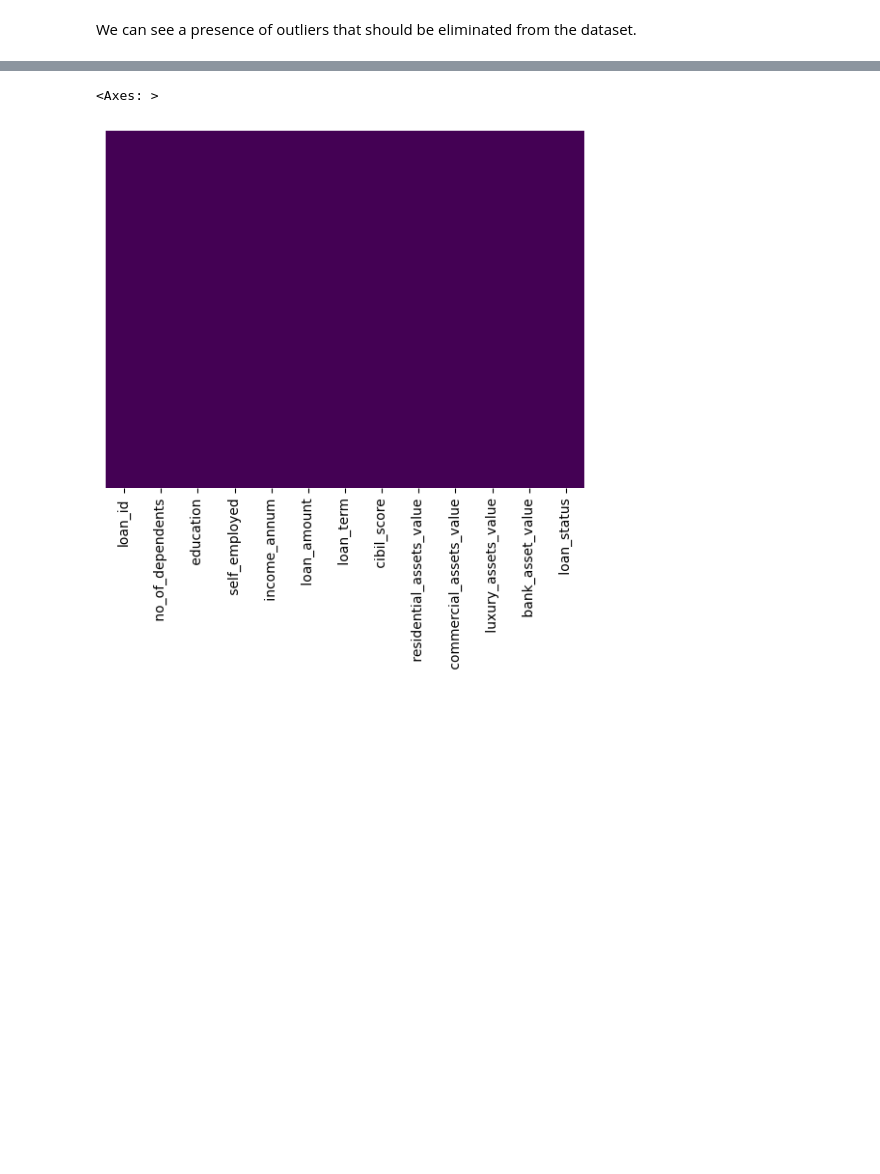
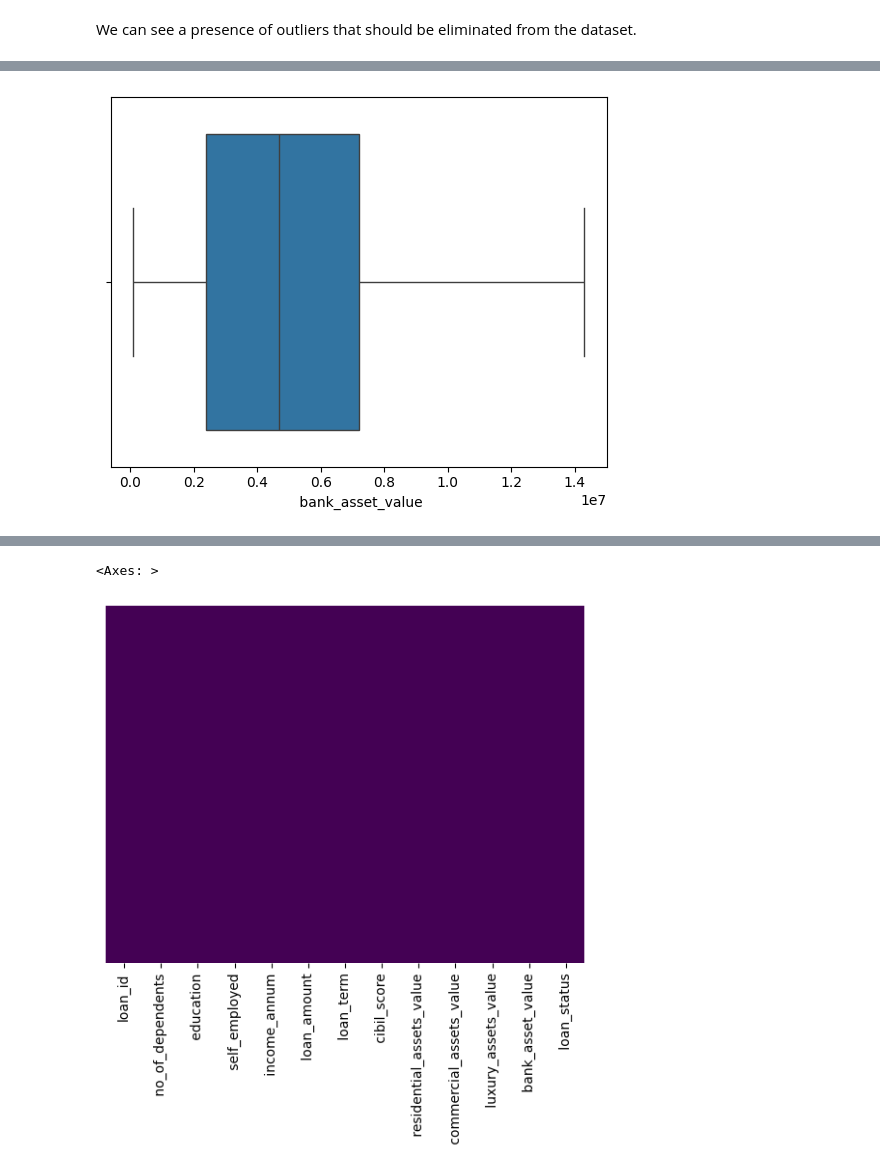
Before and after one commit to Wissal-m/Bank-Loan-Approval-Prediction, a Jupyter notebook: Bank_Loan_Approval_Prediction.ipynb, the cells around one changed output, grey strips where cells are left out. Saved outputs shown, nothing was run; the diff lists cells and outputs as text; code cells hidden in the pictures; blank space fills up the shorter version.

```diff
--- a/Bank_Loan_Approval_Prediction.ipynb
+++ b/Bank_Loan_Approval_Prediction.ipynb
@@ -107,0 +75,4 @@ fig3.show()
+# %%
+fig = sns.boxplot(df, x=' bank_asset_value')
+# %% [output]
+[figure, added]
```
Also changed, not shown: parts of 15 cells of this notebook.
